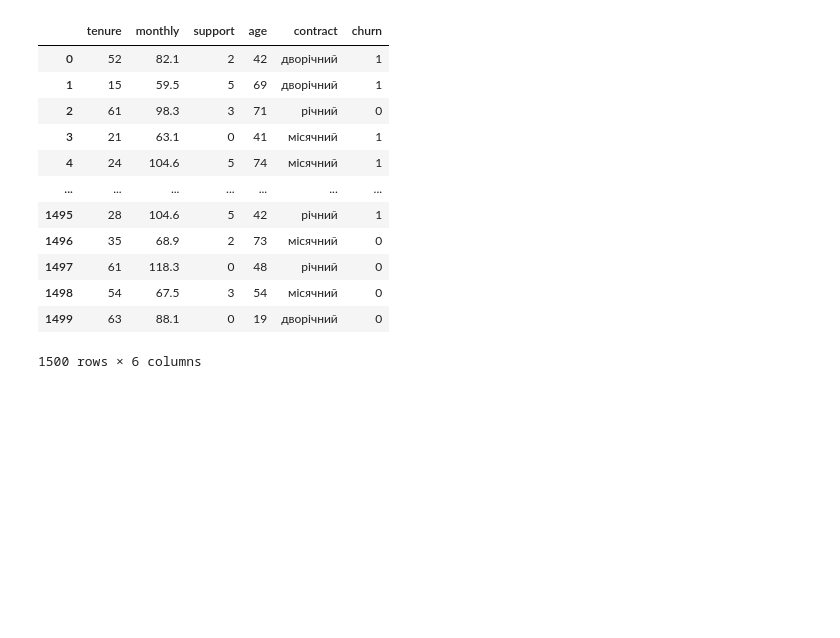
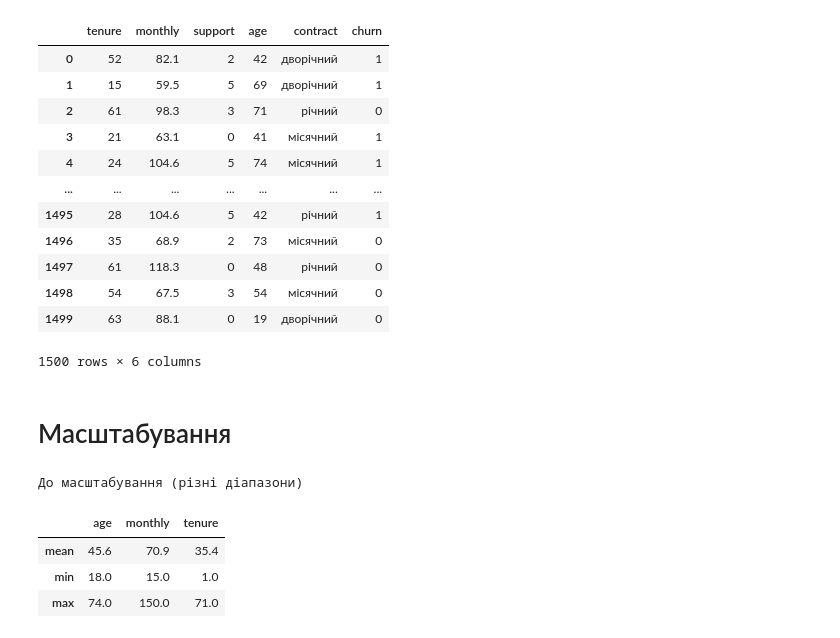
Before and after one commit to NadiiaIvashchuk/DTA_2026, a Jupyter notebook: ML/Strong ML models.ipynb, the cells around one changed output. Cells and saved outputs as stored; diff of their text form; code cells hidden in the pictures; blank space fills up the shorter version.

```diff
--- a/ML/Strong ML models.ipynb
+++ b/ML/Strong ML models.ipynb
@@ -46,3 +46,18 @@ cust
 | 1498 | 54 | 67.5 | 3 | 54 | місячний | 0 |
 | 1499 | 63 | 88.1 | 0 | 19 | дворічний | 0 |
 1500 rows × 6 columns
+# %% [markdown]
+# Масштабування
+# %%
+#Сатандартизація - пропорційне стискання даних в -1 до 1, де 0 - це mean
+from sklearn.preprocessing import StandardScaler, MinMaxScaler
+
+sample = cust[['age', 'monthly', 'tenure']].copy() # ознаки з малими значеннями (0≈5), або категорії, яkі можна замінити на [0,1,2]
+print("До масштабування (різні діапазони)")
+sample.describe().loc[['mean', 'min', 'max']].round(1) #обираємо важливі для нас показники
+# %% [output]
+До масштабування (різні діапазони)
+|  | age | monthly | tenure |
+| mean | 45.6 | 70.9 | 35.4 |
+| min | 18.0 | 15.0 | 1.0 |
+| max | 74.0 | 150.0 | 71.0 |
```
Also changed, not shown: parts of 10 cells of this notebook.
